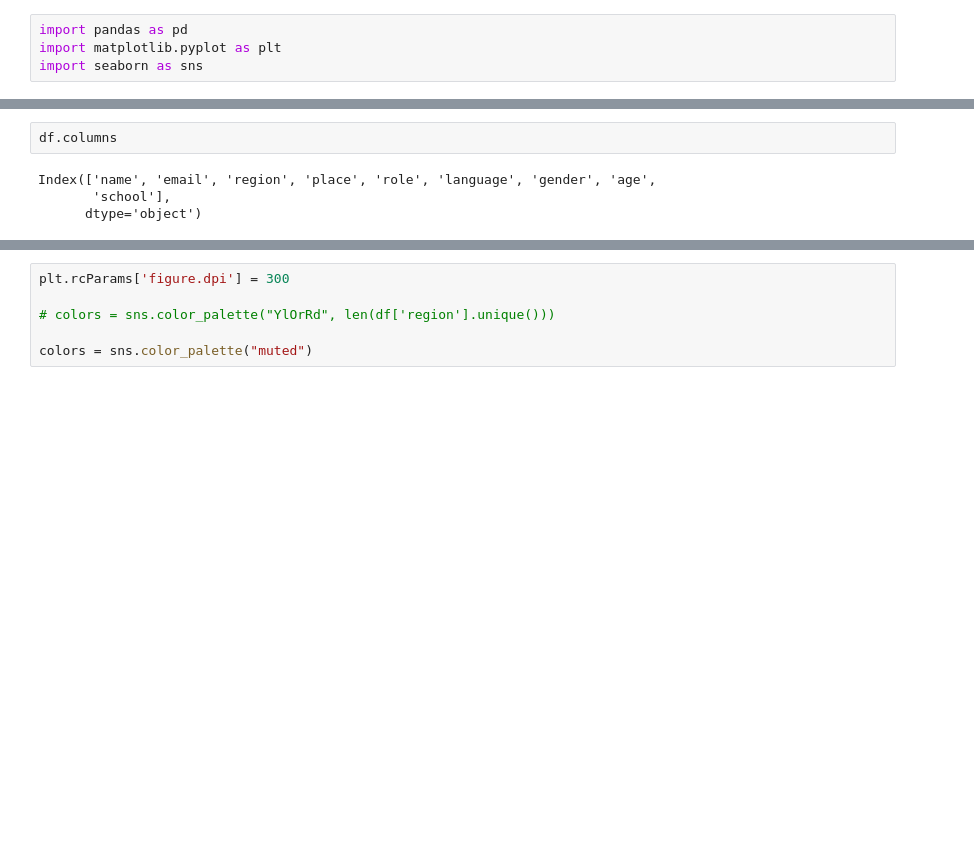
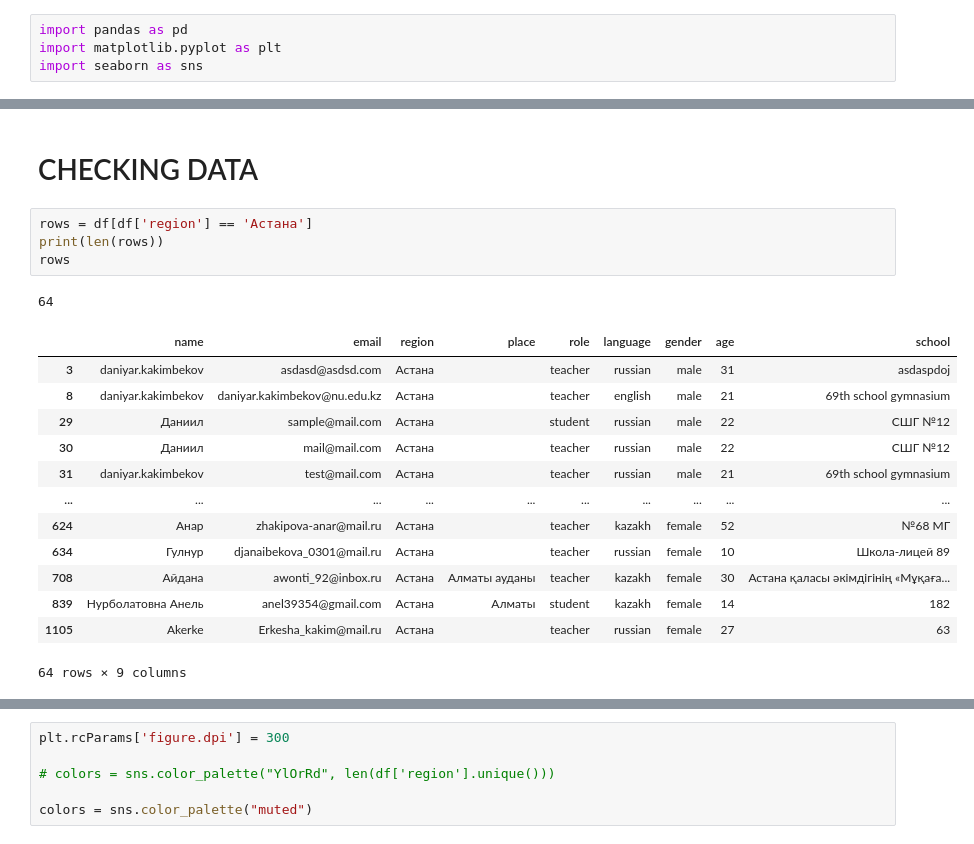
Before and after one commit to everypidigit/HoC2023_DataAnalytics, a Jupyter notebook: plotting_stats.ipynb, the cells around one changed output, grey strips where cells are left out. Drawn from its saved outputs; the diff is of its cells as text; blank space fills up the shorter version.

Commit message:
new data

```diff
--- a/plotting_stats.ipynb
+++ b/plotting_stats.ipynb
@@ -22,6 +24,21 @@ df
-# %%
-df.columns
-# %% [output]
-Index(['name', 'email', 'region', 'place', 'role', 'language', 'gender', 'age',
-       'school'],
-      dtype='object')
+# %% [markdown]
+# CHECKING DATA
+# %%
+rows = df[df['region'] == 'Астана']
+print(len(rows))
+rows
+# %% [output]
+64
+|  | name | email | region | place | role | language | gender | age | school |
+| 3 | daniyar.kakimbekov | asdasd@asdsd.com | Астана |  | teacher | russian | male | 31 | asdaspdoj |
+| 8 | daniyar.kakimbekov | daniyar.kakimbekov@nu.edu.kz | Астана |  | teacher | english | male | 21 | 69th school gymnasium |
+| 29 | Даниил | sample@mail.com | Астана |  | student | russian | male | 22 | СШГ №12 |
+| 30 | Даниил | mail@mail.com | Астана |  | teacher | russian | male | 22 | СШГ №12 |
+| 31 | daniyar.kakimbekov | test@mail.com | Астана |  | teacher | russian | male | 21 | 69th school gymnasium |
+| ... | ... | ... | ... | ... | ... | ... | ... | ... | ... |
+| 624 | Анар | zhakipova-anar@mail.ru | Астана |  | teacher | kazakh | female | 52 | №68 МГ |
+| 634 | Гулнур | djanaibekova_0301@mail.ru | Астана |  | teacher | russian | female | 10 | Школа-лицей 89 |
+| 708 | Айдана | awonti_92@inbox.ru | Астана | Алматы ауданы | teacher | kazakh | female | 30 | Астана қаласы әкімдігінің «Мұқаға... |
+| 839 | Нурболатовна Анель | anel39354@gmail.com | Астана | Алматы | student | kazakh | female | 14 | 182 |
+| 1105 | Akerke | Erkesha_kakim@mail.ru | Астана |  | teacher | russian | female | 27 | 63 |
+64 rows × 9 columns
```
Also changed, not shown: parts of 4 cells of this notebook, 2 other files.
